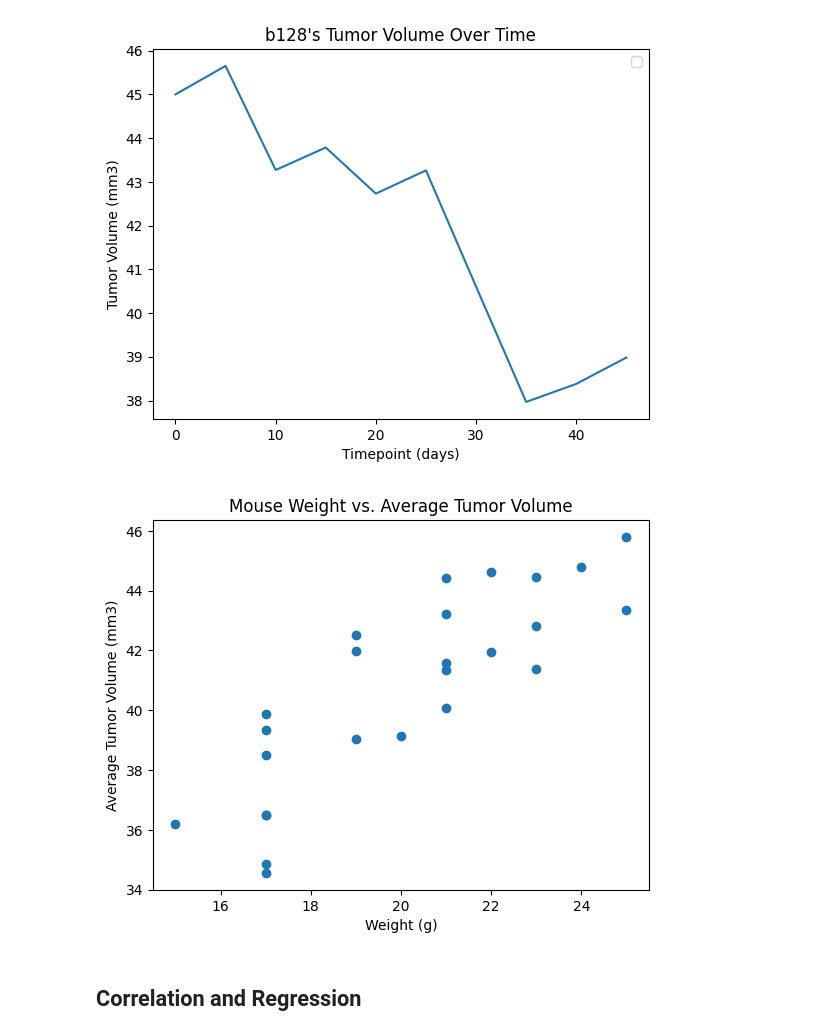
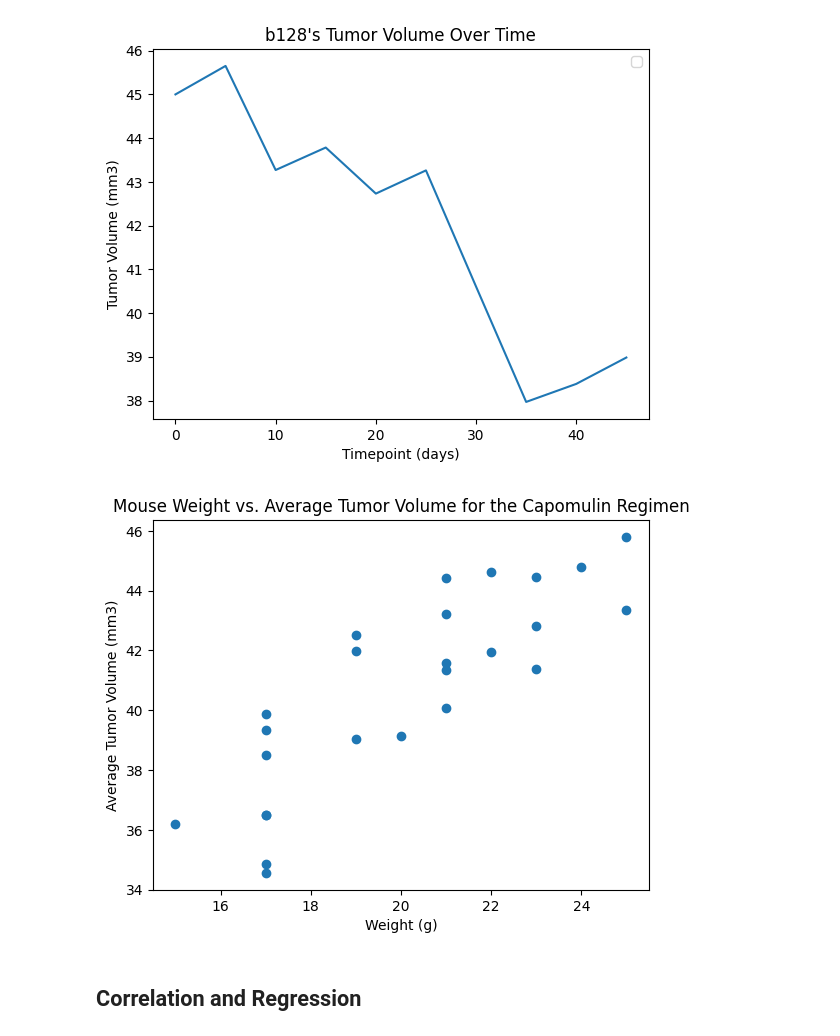
Before and after one commit to a676-code/plotting-challenge, a Jupyter notebook: Pymaceuticals/pymaceuticals.ipynb, the cells around one changed output. Cells and saved outputs as stored; diff of their text form; code cells hidden in the pictures.

```diff
--- a/Pymaceuticals/pymaceuticals.ipynb
+++ b/Pymaceuticals/pymaceuticals.ipynb
@@ -367,21 +367,21 @@ No artists with labels found to put in legend.  Note that artists whose label st
 # %%
 # Generate a scatter plot of average tumor volume vs. mouse weight for the Capomulin regimen
 gb_mouse_id = df_capomulin.groupby("Mouse ID")
 
 # x axis
 weight = gb_mouse_id.max()["Weight (g)"]
 
 # y axis
 avg_tumor_volume = gb_mouse_id.mean()["Tumor Volume (mm3)"]
 
 # making the plot
 plt.scatter(weight, avg_tumor_volume)
-plt.title("Mouse Weight vs. Average Tumor Volume")
+plt.title("Mouse Weight vs. Average Tumor Volume for the Capomulin Regimen")
 plt.xlabel("Weight (g)")
 plt.ylabel("Average Tumor Volume (mm3)")
 plt.show()
 # %% [output]
-[figure, old version]
+[figure, new version]
 # %% [markdown]
 ## Correlation and Regression
 # %%
```
Also changed, not shown: parts of 4 cells of this notebook.
